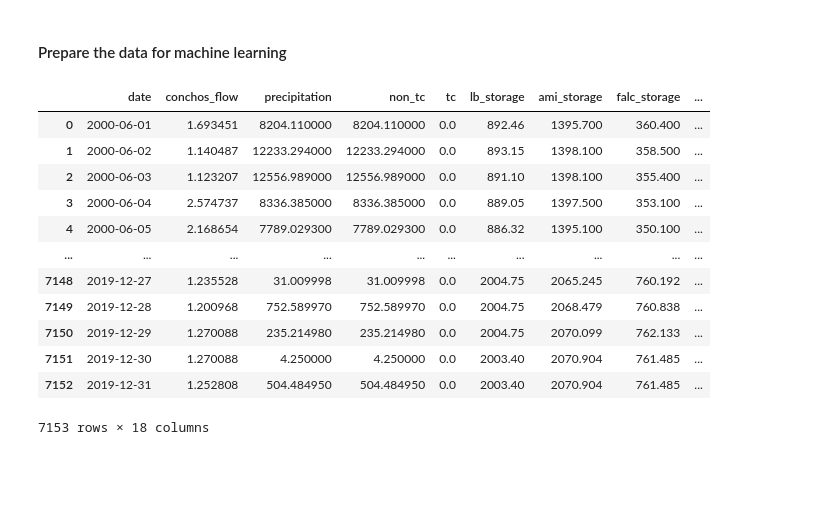
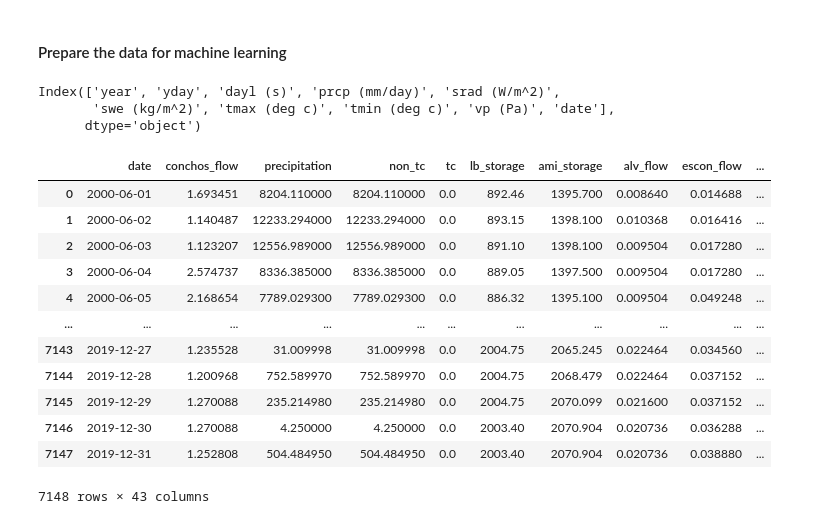
Before and after one commit to larantt/lstm_deliveries, a Jupyter notebook: project_clean.ipynb, the cells around one changed output. Saved outputs shown, nothing was run; the diff lists cells and outputs as text; code cells hidden in the pictures; blank space fills up the shorter version.

```diff
--- a/project_clean.ipynb
+++ b/project_clean.ipynb
@@ -29,11 +68,11 @@ IBM_YELLOW = "#FFB000"
 # %%
 ### IBWC file reader
-def clean_IBWC_csvs(path,dropcols='End of Interval (UTC-06:00)',value_current="Average (TCM)",
+def clean_IBWC_csvs(path,dropcols='End of Interval (UTC-06:00)',value_current="Average (TCM)",skiphead=4,skipfoot=1,
                     value_target="storage",datecol="Start of Interval (UTC-06:00)",start_date='1962-01-01',end_date='2023-12-31'):
     """
     Cleans a csv dataset from the IBWC
     """
-    dat = pd.read_csv(path,skiprows=4,skipfooter=1,engine='python')
+    dat = pd.read_csv(path,skiprows=skiphead,skipfooter=skipfoot,engine='python')
     try:
         dat.drop(dropcols, inplace=True, axis='columns')
     except:
@@ -43,3 +82,11 @@ def clean_IBWC_csvs(path,dropcols='End of Interval (UTC-06:00)',value_current="A
     dat["date"] = pd.to_datetime(dat["date"])
     dat = dat[(dat['date'] >= start_date) & (dat['date'] <= end_date)]
     return dat
+# %%
+def clean_daymet_data(path,skiphead=6,start_date='1962-01-01',end_date='2023-12-31'):
+    dat = pd.read_csv(path,skiprows=skiphead,engine='python')
+    dat['date'] = pd.to_datetime(dat['year'].astype(str) + dat['yday'].astype(int).astype(str), format='%Y%j')
+    print(dat.columns)
+    dat = dat[(dat['date'] >= start_date) & (dat['date'] <= end_date)]
+    dat = dat.drop(['yday','year','dayl (s)'],axis='columns')
+    return dat
@@ -599,6 +904,9 @@ ami_stor = clean_IBWC_csvs("/Users/laratobias-tarsh/Documents/SEAS_hydro/storage
 
 falc_stor = clean_IBWC_csvs("/Users/laratobias-tarsh/Documents/SEAS_hydro/storage_csvs/falcon_storage.csv", datecol="Timestamp (UTC-06:00)",
                               value_current="Value (TCM)",value_target="falc_storage",start_date='2000-06-01',end_date='2019-12-31')
+
+deliveries = clean_IBWC_csvs("/Users/laratobias-tarsh/Documents/SEAS_hydro/deliveries/IBWC_data/third_deliveries.csv", datecol="Start of Interval (UTC-06:00)",
+                              value_current="Average (m^3/d)",value_target="deliveries",start_date='2000-06-01',end_date='2019-12-31',skiphead=0,skipfoot=0)
 # Conchos daymet
 # Basin precip
 rgb_precip = pd.read_csv("/Users/laratobias-tarsh/Documents/SEAS_hydro/mexico_basin_totals.csv")
@@ -632,47 +919,76 @@ features_lstm = ['flow_lag1', 'flow_lag2', 'flow_lag3', 'flow_lag4', 'flow_lag5'
 # %% [markdown]
 #### Prepare the data for machine learning
+# %%
+daymet = clean_daymet_data("/Users/laratobias-tarsh/Documents/SEAS_hydro/deliveries/daymet_data/daymet_conchos.csv",start_date='2000-06-01',end_date='2019-12-31')
+# %% [output]
+Index(['year', 'yday', 'dayl (s)', 'prcp (mm/day)', 'srad (W/m^2)',
+       'swe (kg/m^2)', 'tmax (deg c)', 'tmin (deg c)', 'vp (Pa)', 'date'],
+      dtype='object')
 # %%
 ##### CONCAT DATA #####
 merged_df = pd.merge(conchos_dis, rgb_precip_total, on='date')
 merged_df2 = pd.merge(merged_df, laboq_stor, on='date')
 merged_df3 = pd.merge(merged_df2, ami_stor, on='date')
-ml_data = pd.merge(merged_df3, falc_stor, on='date')
+merged_df4 = pd.merge(merged_df3, alv_dis, on='date')
+merged_df5 = pd.merge(merged_df4, escon_dis, on='date')
+merged_df6 = pd.merge(merged_df5, salado_dis, on='date')
+merged_df7 = pd.merge(merged_df6, srod_dis, on='date')
+merged_df8 = pd.merge(merged_df7, sdie_dis, on='date')
+merged_df9 = pd.merge(merged_df8, deliveries, on='date')
+merged_df10 = pd.merge(merged_df9,daymet, on='date' )
+ml_data = pd.merge(merged_df10, falc_stor, on='date')
 
 ml_data['conchos_flow'] = ml_data.conchos_flow * 0.000001
+ml_data['alv_flow'] = ml_data.alv_flow * 0.000001
+ml_data['escon_flow'] = ml_data.escon_flow * 0.000001
+ml_data['salado_flow'] = ml_data.salado_flow * 0.000001
+ml_data['sdie_flow'] = ml_data.sdie_flow * 0.000001
+ml_data['srod_flow'] = ml_data.srod_flow * 0.000001
+ml_data['deliveries'] = ml_data.deliveries * 0.000001
 
 
 
 ml_data['ami_storage'] = ml_data.ami_storage * 0.001
 ml_data['lb_storage'] = ml_data.lb_storage * 0.001
 ml_data['falc_storage'] = ml_data.falc_storage * 0.001
-
-
-# Add static features
-ml_data['mean_conchos_flow'] = df['conchos_flow'].mean()
 
 ml_data['ami_conservation'] = 3980096 * 0.001
 ml_data['ami_flood'] = 6055720 * 0.001
 ml_data['ami_dead'] = 40358 * 0.001
 
 ml_data['falc_conservation'] = 3288726 * 0.001
 ml_data['falc_flood'] = 3923322 * 0.001
 ml_data['falc_dead'] = 12 * 0.001
 
 ml_data['lb_conservation'] = 2893571 * 0.001
 ml_data['lb_flood'] = 3208267 * 0.001
 ml_data['lb_dead'] = 106087 * 0.001
+
+## now calculating some monthly means
+# List of flow columns (make sure to adjust this list based on your actual columns)
+flow_columns = ['conchos_flow', 'alv_flow', 'escon_flow', 'salado_flow', 'srod_flow','sdie_flow']  # Add more flow columns if needed
+
+# Calculate the 30-day rolling average for each flow column
+for column in flow_columns:
+    ml_data[f'{column}_30d_avg'] = ml_data[column].rolling(window=30, min_periods=1).mean()
+    # engineer the NDI value
+    ml_data[f'{column}_52d_avg'] = ml_data[column].rolling(window=52, min_periods=1).mean()
+
+ml_data[f'tmax_30d_avg'] = ml_data['tmax (deg c)'].rolling(window=30, min_periods=1).mean()
+ml_data[f'tmin_30d_avg'] = ml_data['tmin (deg c)'].rolling(window=30, min_periods=1).mean()
+#ml_data['tc'] = (ml_data['tc'] != 0).astype(int)
 ml_data
 # %% [output]
-|  | date | conchos_flow | precipitation | non_tc | tc | lb_storage | ami_storage | falc_storage | ... |
-| 0 | 2000-06-01 | 1.693451 | 8204.110000 | 8204.110000 | 0.0 | 892.46 | 1395.700 | 360.400 | ... |
-| 1 | 2000-06-02 | 1.140487 | 12233.294000 | 12233.294000 | 0.0 | 893.15 | 1398.100 | 358.500 | ... |
-| 2 | 2000-06-03 | 1.123207 | 12556.989000 | 12556.989000 | 0.0 | 891.10 | 1398.100 | 355.400 | ... |
-| 3 | 2000-06-04 | 2.574737 | 8336.385000 | 8336.385000 | 0.0 | 889.05 | 1397.500 | 353.100 | ... |
-| 4 | 2000-06-05 | 2.168654 | 7789.029300 | 7789.029300 | 0.0 | 886.32 | 1395.100 | 350.100 | ... |
-| ... | ... | ... | ... | ... | ... | ... | ... | ... | ... |
-| 7148 | 2019-12-27 | 1.235528 | 31.009998 | 31.009998 | 0.0 | 2004.75 | 2065.245 | 760.192 | ... |
-| 7149 | 2019-12-28 | 1.200968 | 752.589970 | 752.589970 | 0.0 | 2004.75 | 2068.479 | 760.838 | ... |
-| 7150 | 2019-12-29 | 1.270088 | 235.214980 | 235.214980 | 0.0 | 2004.75 | 2070.099 | 762.133 | ... |
-| 7151 | 2019-12-30 | 1.270088 | 4.250000 | 4.250000 | 0.0 | 2003.40 | 2070.904 | 761.485 | ... |
-| 7152 | 2019-12-31 | 1.252808 | 504.484950 | 504.484950 | 0.0 | 2003.40 | 2070.904 | 761.485 | ... |
+|  | date | conchos_flow | precipitation | non_tc | tc | lb_storage | ami_storage | alv_flow | escon_flow | ... |
+| 0 | 2000-06-01 | 1.693451 | 8204.110000 | 8204.110000 | 0.0 | 892.46 | 1395.700 | 0.008640 | 0.014688 | ... |
+| 1 | 2000-06-02 | 1.140487 | 12233.294000 | 12233.294000 | 0.0 | 893.15 | 1398.100 | 0.010368 | 0.016416 | ... |
+| 2 | 2000-06-03 | 1.123207 | 12556.989000 | 12556.989000 | 0.0 | 891.10 | 1398.100 | 0.009504 | 0.017280 | ... |
+| 3 | 2000-06-04 | 2.574737 | 8336.385000 | 8336.385000 | 0.0 | 889.05 | 1397.500 | 0.009504 | 0.017280 | ... |
+| 4 | 2000-06-05 | 2.168654 | 7789.029300 | 7789.029300 | 0.0 | 886.32 | 1395.100 | 0.009504 | 0.049248 | ... |
+| ... | ... | ... | ... | ... | ... | ... | ... | ... | ... | ... |
+| 7143 | 2019-12-27 | 1.235528 | 31.009998 | 31.009998 | 0.0 | 2004.75 | 2065.245 | 0.022464 | 0.034560 | ... |
+| 7144 | 2019-12-28 | 1.200968 | 752.589970 | 752.589970 | 0.0 | 2004.75 | 2068.479 | 0.022464 | 0.037152 | ... |
+| 7145 | 2019-12-29 | 1.270088 | 235.214980 | 235.214980 | 0.0 | 2004.75 | 2070.099 | 0.021600 | 0.037152 | ... |
+| 7146 | 2019-12-30 | 1.270088 | 4.250000 | 4.250000 | 0.0 | 2003.40 | 2070.904 | 0.020736 | 0.036288 | ... |
+| 7147 | 2019-12-31 | 1.252808 | 504.484950 | 504.484950 | 0.0 | 2003.40 | 2070.904 | 0.020736 | 0.038880 | ... |
-7153 rows × 18 columns
+7148 rows × 43 columns
```
Also changed, not shown: parts of 59 cells of this notebook.
